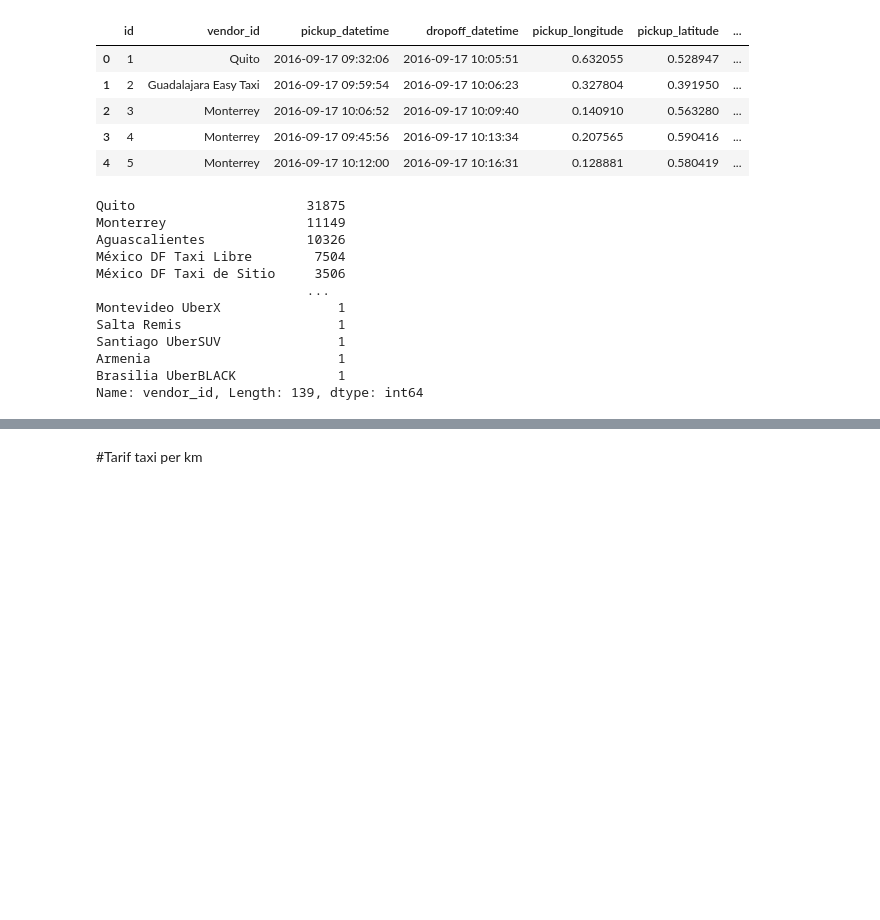
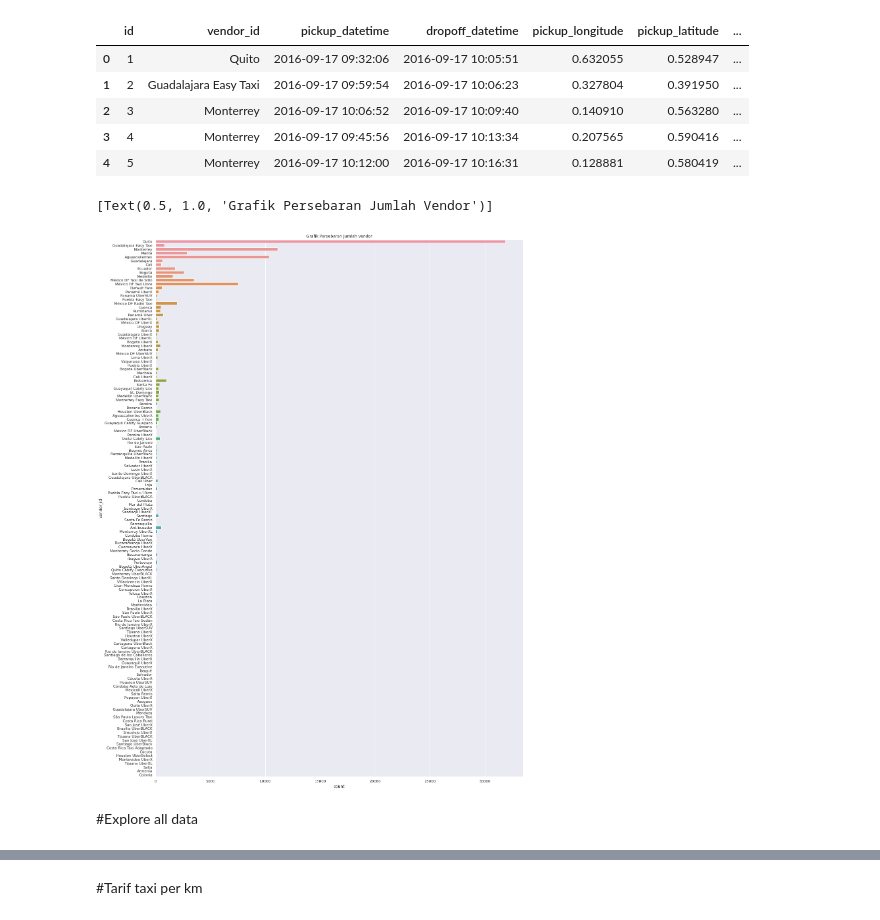
Before and after one commit to frfusch21/DTS_GGU_5, a Jupyter notebook: tarif_all_data.ipynb, the cells around one changed output, grey strips where cells are left out. Cells and saved outputs as stored; diff of their text form; code cells hidden in the pictures; blank space fills up the shorter version.

```diff
--- a/tarif_all_data.ipynb
+++ b/tarif_all_data.ipynb
@@ -16,18 +16,11 @@ df_all.head()
 | 2 | 3 | Monterrey | 2016-09-17 10:06:52 | 2016-09-17 10:09:40 | 0.140910 | 0.563280 | ... |
 | 3 | 4 | Monterrey | 2016-09-17 09:45:56 | 2016-09-17 10:13:34 | 0.207565 | 0.590416 | ... |
 | 4 | 5 | Monterrey | 2016-09-17 10:12:00 | 2016-09-17 10:16:31 | 0.128881 | 0.580419 | ... |
-# %%
-df_all['vendor_id'].value_counts()
-# %% [output]
-Quito                      31875
-Monterrey                  11149
-Aguascalientes             10326
-México DF Taxi Libre        7504
-México DF Taxi de Sitio     3506
-                           ...
-Montevideo UberX               1
-Salta Remis                    1
-Santiago UberSUV               1
-Armenia                        1
-Brasilia UberBLACK             1
-Name: vendor_id, Length: 139, dtype: int64
+# %%
+sns.set(rc = {'figure.figsize':(20,30)})
+sns.countplot(data = df_all, y = df_all['vendor_id']).set(title='Grafik Persebaran Jumlah Vendor')
+# %% [output]
+[Text(0.5, 1.0, 'Grafik Persebaran Jumlah Vendor')]
+[figure, added]
+# %% [markdown]
+#Explore all data
```
Also changed, not shown: parts of 12 cells of this notebook.
